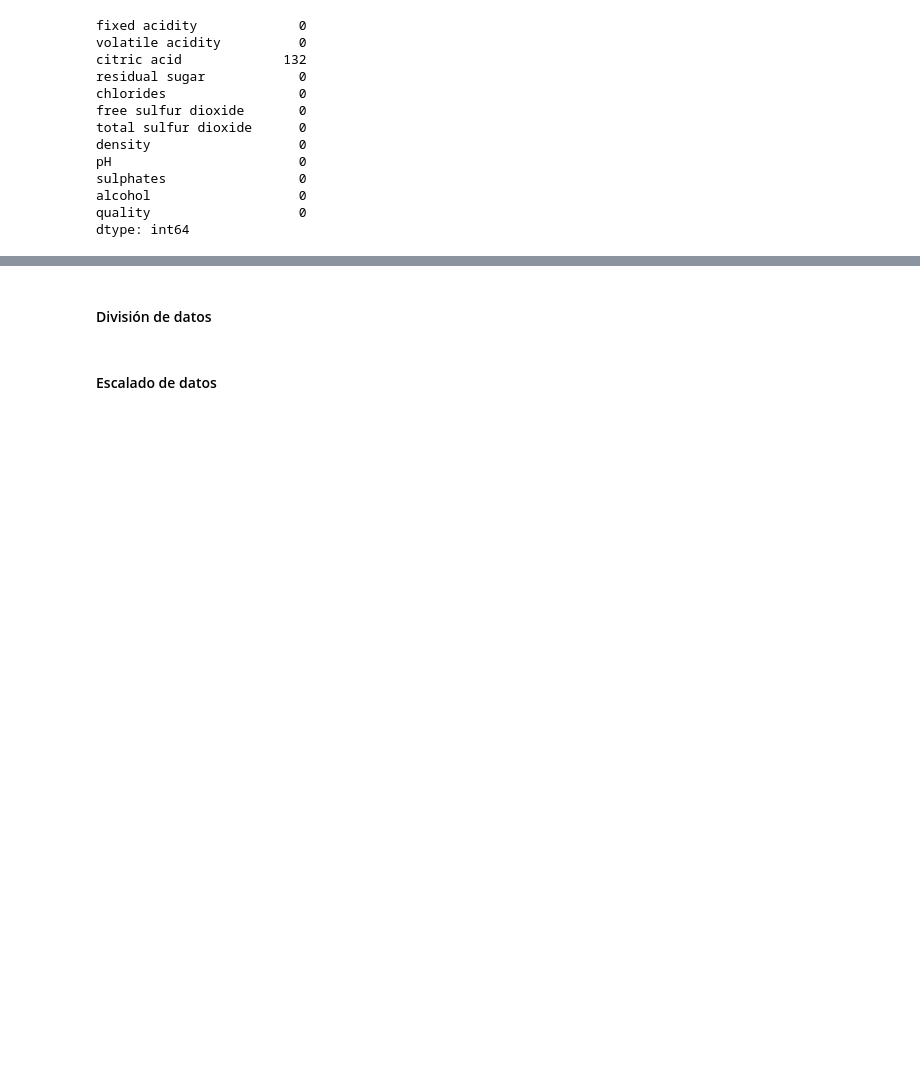
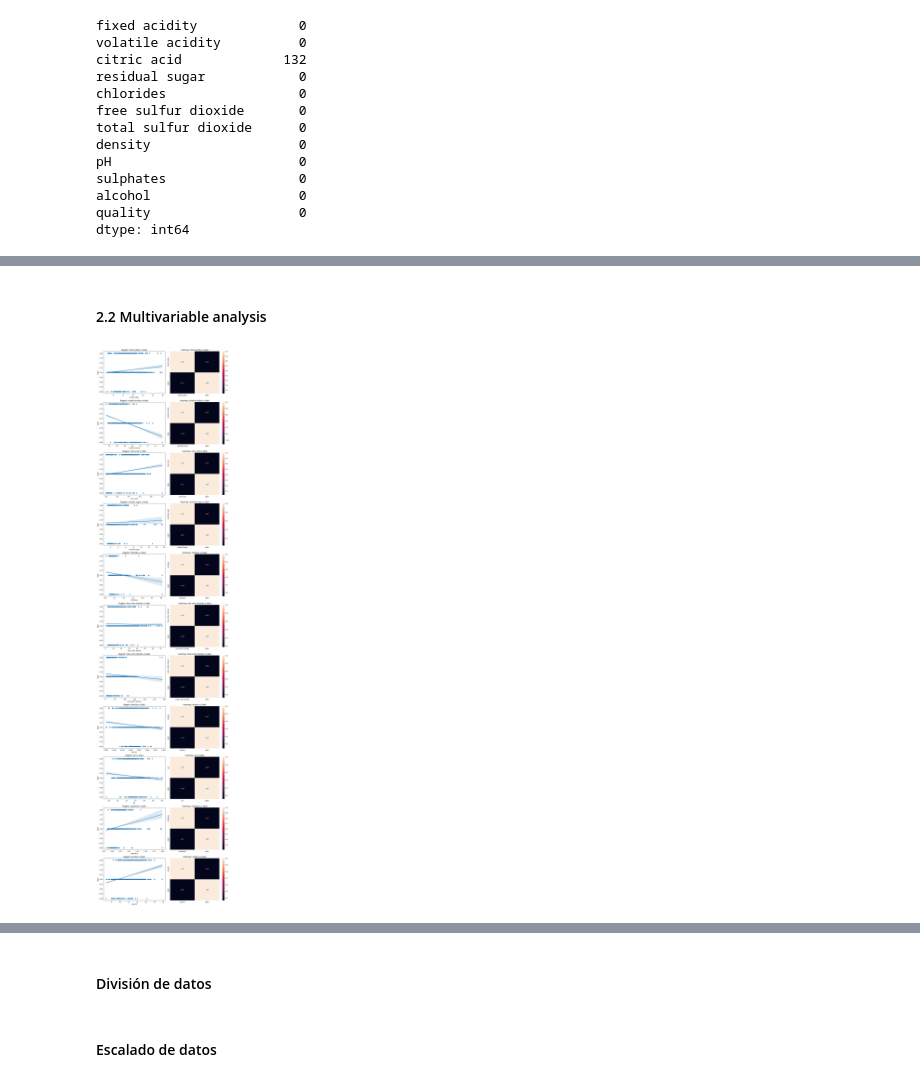
Before and after one commit to 4GeeksAcademy/ViceVareles_Bea_Intro_ML, a Jupyter notebook: src/08-k-nearest-neigbours.ipynb, the cells around one changed output, grey strips where cells are left out. Cells and saved outputs as stored; diff of their text form; code cells hidden in the pictures; blank space fills up the shorter version.

```diff
--- a/src/08-k-nearest-neigbours.ipynb
+++ b/src/08-k-nearest-neigbours.ipynb
@@ -200,0 +210,5 @@ df.head()
+# %%
+# eliminar columna quality
+df = df.drop(columns=['quality'])
+# visualizar dataset con target
+df.head(3)
@@ -200,0 +220,2 @@ df.head()
+# %%
+target = 'label'
@@ -200,0 +230,7 @@ df.head()
+# %% [markdown]
+#### 2.2 Multivariable analysis
+# %%
+# funcion custom para heatmaps
+eda.plot_scatter_heatmaps(df,target)
+# %% [output]
+[figure, added]
```
Also changed, not shown: parts of 42 cells of this notebook, 1 other file.
